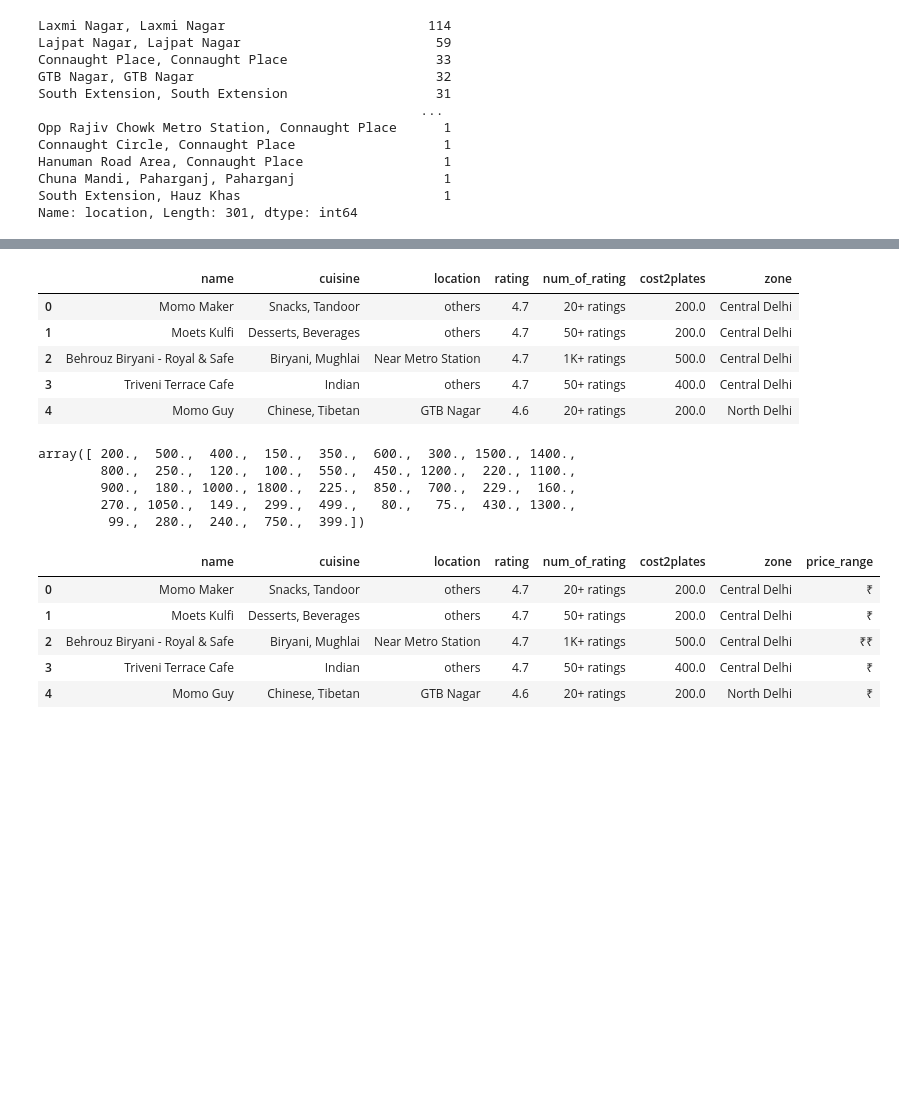
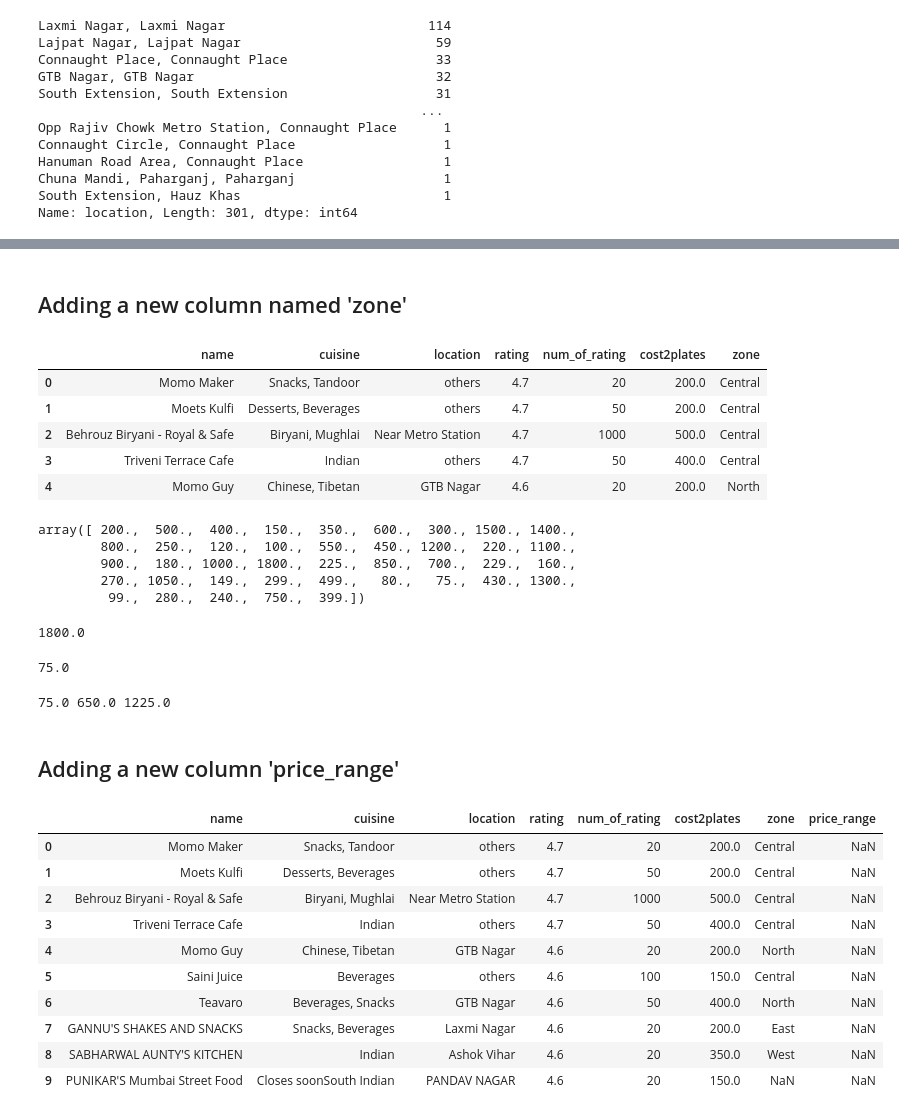
Before and after one commit to Ishaansh7/Swiggy-Analytics-Project, a Jupyter notebook: swiggy-analytics.ipynb, the cells around one changed output, grey strips where cells are left out. Drawn from its saved outputs; the diff is of its cells as text; code cells hidden in the pictures; blank space fills up the shorter version.

```diff
--- a/swiggy-analytics.ipynb
+++ b/swiggy-analytics.ipynb
@@ -160,0 +228,3 @@ df.head()
+# %%
+df['num_of_rating'].fillna(df['num_of_rating'].mean(), inplace = True)
+df['num_of_rating'].isnull().sum()
@@ -160,0 +248,4 @@ df.head()
+# %%
+#converting num_of_rating string datatype to float
+df['num_of_rating']= df["num_of_rating"].astype(int)
+df['num_of_rating'].info()
@@ -176,10 +278,10 @@ Name: location, Length: 301, dtype: int64
 # %%
 location = df['location'].value_counts(ascending  = False)
 
-location_lessthan3 = location[location<3]
+location_lessthan2 = location[location<2]
 
 def handle_location(value):
-    if(value in location_lessthan3):
+    if(value in location_lessthan2):
         return 'others'
     else:
         return value
@@ -238,19 +348,21 @@ array(['others', 'Near Metro Station', 'GTB Nagar', 'Laxmi Nagar',
+# %% [markdown]
+## Adding a new column named 'zone'
 # %%
-zoneDict = {'others':'Central Delhi', 'GTB Nagar':'North Delhi', 'South Extension':'South Delhi', 'Connaught Place':'Central Delhi',
-       'Laxmi Nagar':'East Delhi','Near Metro Station':'Central Delhi', 'Lajpat Nagar':'East Delhi','Ashok Vihar':'West Delhi','Daryaganj':'Central Delhi',
-       'Gole Market':'Central Delhi', 'Kirti Nagar':'West Delhi', 'South Campus':'South',
-       'Old Delhi':'Central Delhi', 'Safdarjung Enclave':'South Delhi', 'Mayur Vihar':'East Delhi', 'Defence Colony':'East Delhi',
-       'Greater Kailash 2':'South Delhi', 'Karol Bagh':'Central Delhi', 'Nagar':'Central Delhi', 'Shahdara':'North Delhi',
-       'Krishna Nagar':'East Delhi', 'R.K Puram':'South Delhi', 'Janakpuri':'West Delhi' }
+zoneDict = {'others':'Central', 'GTB Nagar':'North', 'South Extension':'South', 'Connaught Place':'Central',
+       'Laxmi Nagar':'East','Near Metro Station':'Central', 'Lajpat Nagar':'East','Ashok Vihar':'West','Daryaganj':'Central',
+       'Gole Market':'Central', 'Kirti Nagar':'West', 'South Campus':'South',
+       'Old Delhi':'Central', 'Safdarjung Enclave':'South', 'Mayur Vihar':'East', 'Defence Colony':'East',
+       'Greater Kailash 2':'South', 'Karol Bagh':'Central', 'Nagar':'Central', 'Shahdara':'North',
+       'Krishna Nagar':'East', 'R.K Puram':'South', 'Janakpuri':'West' }
 df["zone"] = df["location"].map(zoneDict)
 df.head()
 # %% [output]
 |  | name | cuisine | location | rating | num_of_rating | cost2plates | zone |
-| 0 | Momo Maker | Snacks, Tandoor | others | 4.7 | 20+ ratings | 200.0 | Central Delhi |
-| 1 | Moets Kulfi | Desserts, Beverages | others | 4.7 | 50+ ratings | 200.0 | Central Delhi |
-| 2 | Behrouz Biryani - Royal & Safe | Biryani, Mughlai | Near Metro Station | 4.7 | 1K+ ratings | 500.0 | Central Delhi |
-| 3 | Triveni Terrace Cafe | Indian | others | 4.7 | 50+ ratings | 400.0 | Central Delhi |
-| 4 | Momo Guy | Chinese, Tibetan | GTB Nagar | 4.6 | 20+ ratings | 200.0 | North Delhi |
+| 0 | Momo Maker | Snacks, Tandoor | others | 4.7 | 20 | 200.0 | Central |
+| 1 | Moets Kulfi | Desserts, Beverages | others | 4.7 | 50 | 200.0 | Central |
+| 2 | Behrouz Biryani - Royal & Safe | Biryani, Mughlai | Near Metro Station | 4.7 | 1000 | 500.0 | Central |
+| 3 | Triveni Terrace Cafe | Indian | others | 4.7 | 50 | 400.0 | Central |
+| 4 | Momo Guy | Chinese, Tibetan | GTB Nagar | 4.6 | 20 | 200.0 | North |
 # %%
 df['cost2plates'].unique()
 # %% [output]
@@ -259,15 +371,41 @@ array([ 200.,  500.,  400.,  150.,  350.,  600.,  300., 1500., 1400.,
         900.,  180., 1000., 1800.,  225.,  850.,  700.,  229.,  160.,
         270., 1050.,  149.,  299.,  499.,   80.,   75.,  430., 1300.,
          99.,  280.,  240.,  750.,  399.])
+# %%
+max_price = df['cost2plates'].max()
+max_price
+# %% [output]
+1800.0
+# %%
+min_price = df['cost2plates'].min()
+min_price
+# %% [output]
+75.0
+# %%
+price_range= max_price - min_price
+interval_size = price_range / 3
+part1 = min_price
+part2 = min_price + interval_size
+part3 = min_price + (2 * interval_size)
+print(part1, part2, part3)
+# %% [output]
+75.0 650.0 1225.0
+# %% [markdown]
+## Adding a new column 'price_range'
 # %%
-df.loc[df["cost2plates"] <= 400, "price_range"] = "₹"
-df.loc[df["cost2plates"] >400, "price_range"] = "₹₹"
-df.loc[df["cost2plates"] >=1000, "price_range"] = "₹₹₹"
-df.head()
+df.loc[df["cost2plates"] <= 75, "price_range"] = "₹"
+df.loc[df["cost2plates"] > 650, "price_range"] = "₹₹"
+df.loc[df["cost2plates"] >= 1225, "price_range"] = "₹₹₹"
+df.head(10)
 # %% [output]
 |  | name | cuisine | location | rating | num_of_rating | cost2plates | zone | price_range |
-| 0 | Momo Maker | Snacks, Tandoor | others | 4.7 | 20+ ratings | 200.0 | Central Delhi | ₹ |
-| 1 | Moets Kulfi | Desserts, Beverages | others | 4.7 | 50+ ratings | 200.0 | Central Delhi | ₹ |
-| 2 | Behrouz Biryani - Royal & Safe | Biryani, Mughlai | Near Metro Station | 4.7 | 1K+ ratings | 500.0 | Central Delhi | ₹₹ |
-| 3 | Triveni Terrace Cafe | Indian | others | 4.7 | 50+ ratings | 400.0 | Central Delhi | ₹ |
-| 4 | Momo Guy | Chinese, Tibetan | GTB Nagar | 4.6 | 20+ ratings | 200.0 | North Delhi | ₹ |
+| 0 | Momo Maker | Snacks, Tandoor | others | 4.7 | 20 | 200.0 | Central | NaN |
+| 1 | Moets Kulfi | Desserts, Beverages | others | 4.7 | 50 | 200.0 | Central | NaN |
+| 2 | Behrouz Biryani - Royal & Safe | Biryani, Mughlai | Near Metro Station | 4.7 | 1000 | 500.0 | Central | NaN |
+| 3 | Triveni Terrace Cafe | Indian | others | 4.7 | 50 | 400.0 | Central | NaN |
+| 4 | Momo Guy | Chinese, Tibetan | GTB Nagar | 4.6 | 20 | 200.0 | North | NaN |
+| 5 | Saini Juice | Beverages | others | 4.6 | 100 | 150.0 | Central | NaN |
+| 6 | Teavaro | Beverages, Snacks | GTB Nagar | 4.6 | 50 | 400.0 | North | NaN |
+| 7 | GANNU'S SHAKES AND SNACKS | Snacks, Beverages | Laxmi Nagar | 4.6 | 20 | 200.0 | East | NaN |
+| 8 | SABHARWAL AUNTY'S KITCHEN | Indian | Ashok Vihar | 4.6 | 20 | 350.0 | West | NaN |
+| 9 | PUNIKAR'S Mumbai Street Food | Closes soonSouth Indian | PANDAV NAGAR | 4.6 | 20 | 150.0 | NaN | NaN |
```
Also changed, not shown: parts of 60 cells of this notebook.
